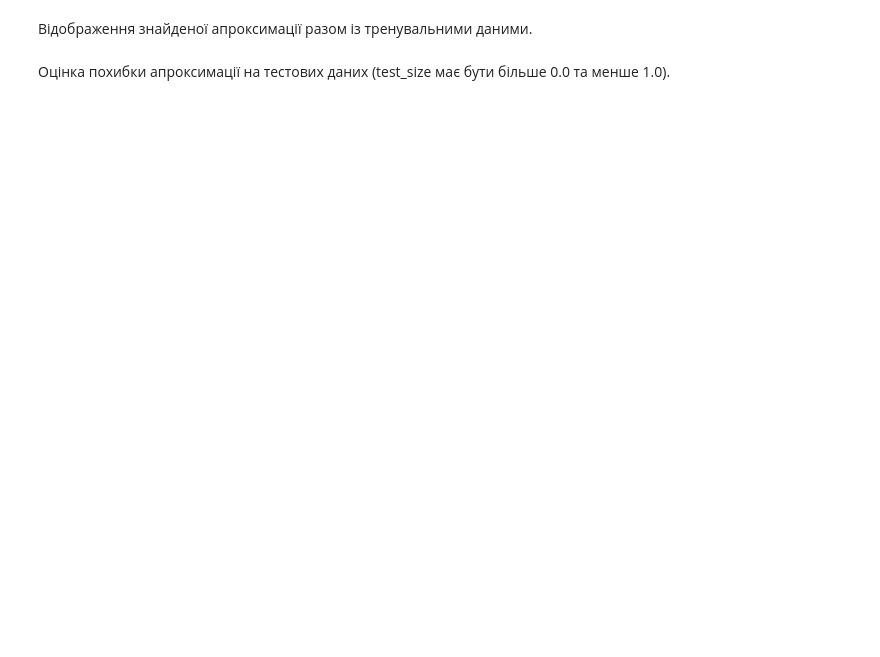
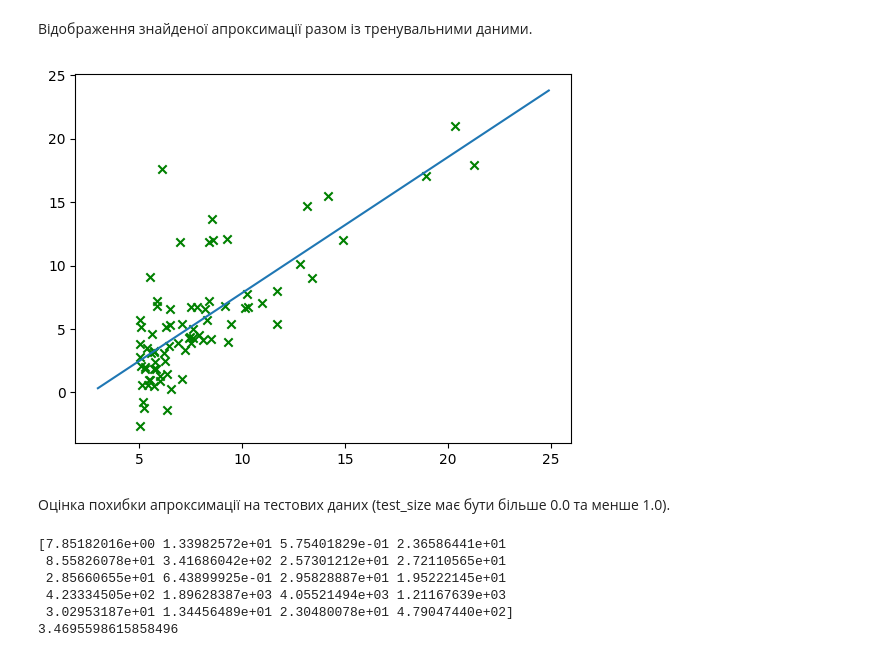
Before and after one commit to Kovalchukkk/ML-Introduction, a Jupyter notebook: Linear Regression - Task.ipynb, the cells around one changed output. Saved outputs shown, nothing was run; the diff lists cells and outputs as text; code cells hidden in the pictures; blank space fills up the shorter version.

```diff
--- a/Linear Regression - Task.ipynb
+++ b/Linear Regression - Task.ipynb
@@ -65,9 +65,9 @@ def normalize(X):
     ##################
     # Заповнити змінні
     ##################
-    mean = None
-    std = None
-    X_new = None
+    mean = np.mean(X, axis=0)
+    std = np.std(X, axis=0)
+    X_new = (X - mean) / std
     return X_new, mean, std
 # %%
 def prepare_X(X):
@@ -298,22 +307,32 @@ plot_J(X, y)
 # %%
 x = np.arange(3, 25, 0.1)
 h = new_theta[0] + new_theta[1]*(x-mean)/std
 
 plt.plot(x, h)
-plt.scatter(X_new[:, 1], y_train, marker='x', c='green')
+plt.scatter(X_train, y_train, marker='x', c='green')
 
 plt.show()
+# %% [output]
+[figure, added]
 # %% [markdown]
 Оцінка похибки апроксимації на тестових даних (test_size має бути більше 0.0 та менше 1.0).
 # %%
 ####################
 # Нормалізувати тестовий датасет, використовуючи mean, std з тренувального
 ####################
-X_test_proc = None
+X_test_proc = (X_test - mean) / std
 X_test_proc = prepare_X(X_test_proc)
 y_test_pred = hypothesis(X_test_proc, new_theta)
 rel_diff = np.abs(np.divide(y_test - y_test_pred, y_test)) * 100
 
-res = pd.DataFrame({'X' : X_test, 'y_actual' : y_test, 'y_pred' : y_test_pred, 'err' : rel_diff})
-print(res)
+print(rel_diff)
+# res = pd.DataFrame({'X' : X_test, 'y_actual' : y_test, 'y_pred' : y_test_pred, 'err' : rel_diff})
+# print(res)
 print(cost_function(X_test_proc, y_test, new_theta))
+# %% [output]
+[7.85182016e+00 1.33982572e+01 5.75401829e-01 2.36586441e+01
+ 8.55826078e+01 3.41686042e+02 2.57301212e+01 2.72110565e+01
+ 2.85660655e+01 6.43899925e-01 2.95828887e+01 1.95222145e+01
+ 4.23334505e+02 1.89628387e+03 4.05521494e+03 1.21167639e+03
+ 3.02953187e+01 1.34456489e+01 2.30480078e+01 4.79047440e+02]
+3.4695598615858496
```
Also changed, not shown: parts of 6 cells of this notebook.
